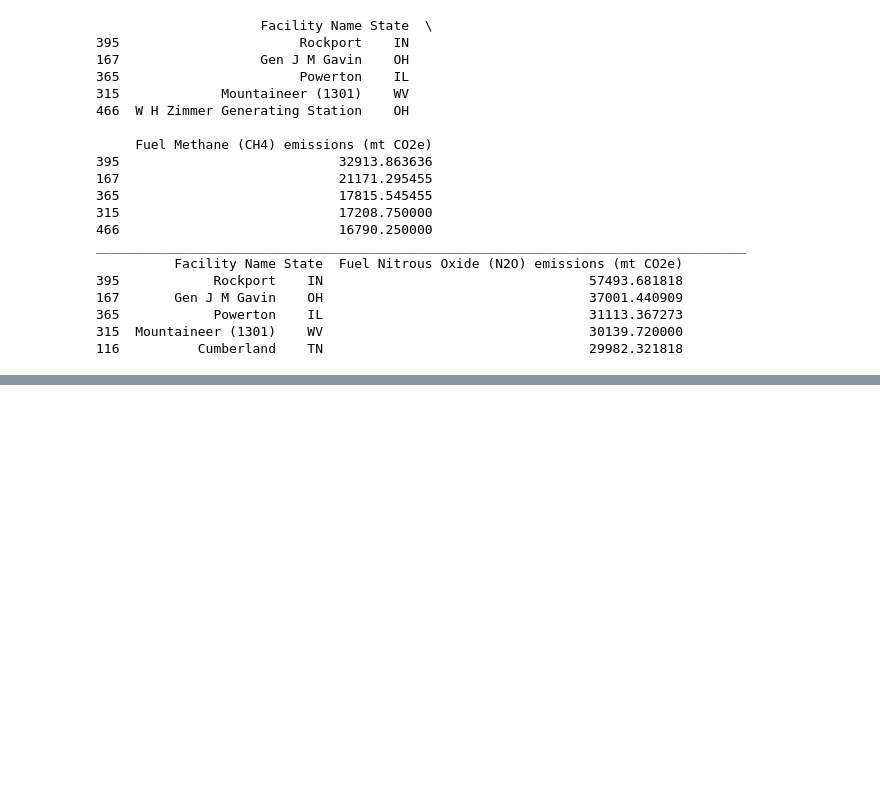
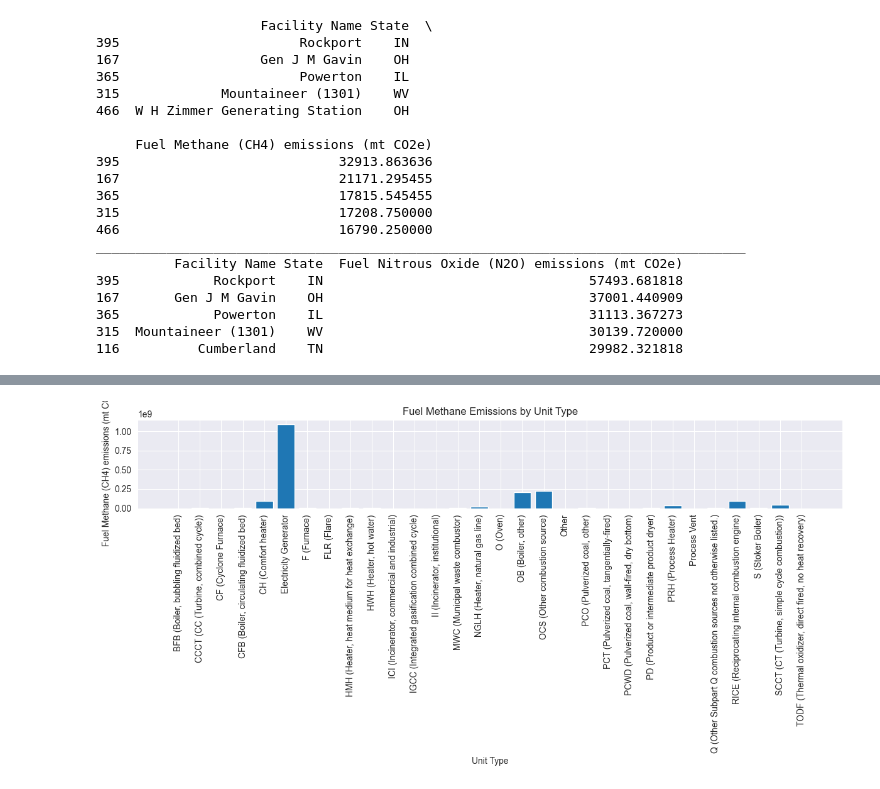
Before and after one commit to bhansea/SustainabilityMQP, a Jupyter notebook: FuelEmissionsSP.ipynb, the cells around one changed output, grey strips where cells are left out. Drawn from its saved outputs; the diff is of its cells as text; code cells hidden in the pictures; blank space fills up the shorter version.

```diff
--- a/FuelEmissionsSP.ipynb
+++ b/FuelEmissionsSP.ipynb
@@ -492,3 +492,13 @@ ________________________________________________________________________________
 365            Powerton    IL                                  31113.367273
 315  Mountaineer (1301)    WV                                  30139.720000
 116          Cumberland    TN                                  29982.321818
+# %%
+original2 = pd.read_csv("original2.csv")
+df16 = original[original['Industry Type (sectors)'] == 'Power Plants'][["Facility Id", "Fuel Methane (CH4) emissions (mt CO2e)"]]
+df17 = original2[original2['Industry Type (sectors)'] == 'Power Plants'][["Facility Id", "Unit Maximum Rated Heat Input (mmBTU/hr)"]]
+
+df16_df17 = pd.merge(df16, df17, on="Facility Id", how="inner")
+df16_df17 = df16_df17.drop(columns=["Facility Id"])
+correlation_matrix = df16_df17.corr()
+
+print(correlation_matrix)
@@ -494,0 +529,16 @@ ________________________________________________________________________________
+# %%
+df19 = original2[["Facility Id", "Unit Type"]]
+
+merged_df = pd.merge(df16, df19, on="Facility Id", how="inner")
+grouped_df = merged_df.groupby("Unit Type")["Fuel Methane (CH4) emissions (mt CO2e)"].sum().reset_index()
+
+plt.figure(figsize=(12, 6))
+plt.bar(grouped_df["Unit Type"], grouped_df["Fuel Methane (CH4) emissions (mt CO2e)"])
+plt.xlabel("Unit Type")
+plt.ylabel("Fuel Methane (CH4) emissions (mt CO2e)")
+plt.title("Fuel Methane Emissions by Unit Type")
+plt.xticks(rotation=90)
+plt.tight_layout()
+plt.show()
+# %% [output]
+[figure, added]
```
Also changed, not shown: parts of 4 cells of this notebook, 2 other files.
